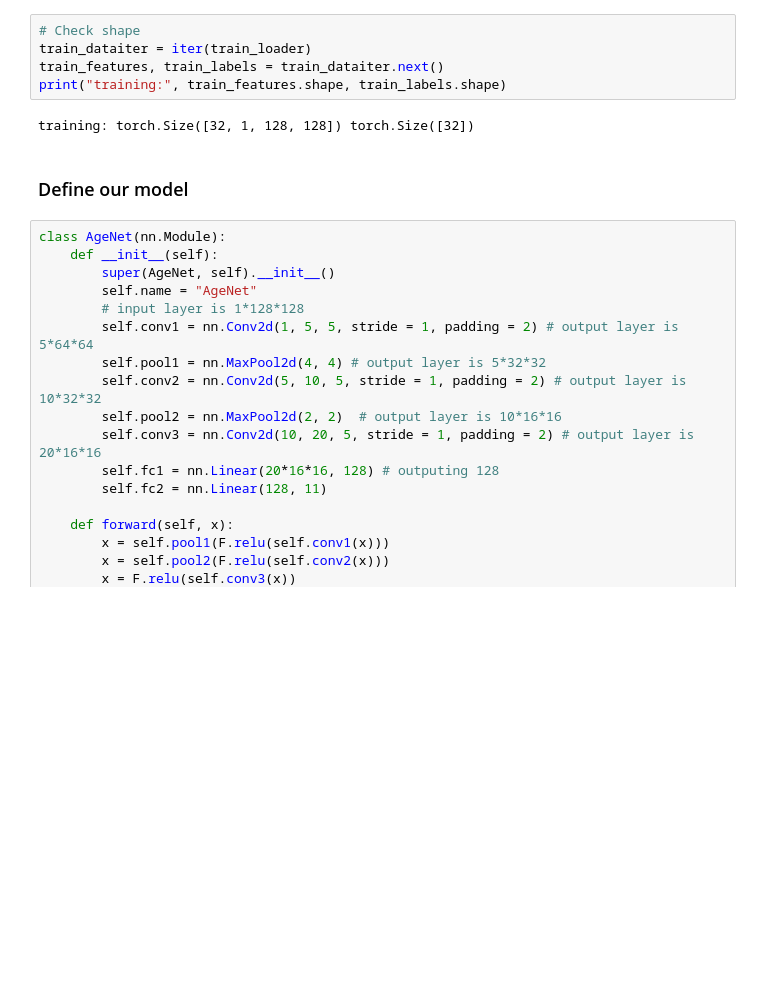
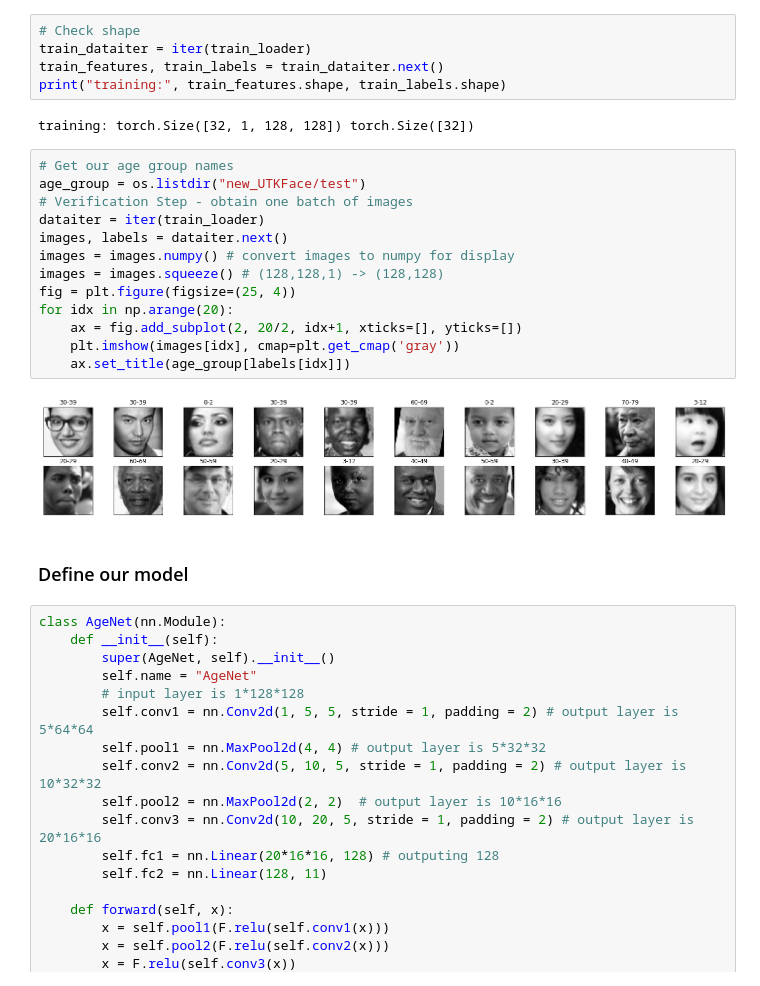
Before and after one commit to karen-poon/aps360-project, a Jupyter notebook: NewAgeClassification.ipynb, the cells around one changed output. Saved outputs shown, nothing was run; the diff lists cells and outputs as text; blank space fills up the shorter version.

Commit message:
updated with displaying sample datasets

```diff
--- a/NewAgeClassification.ipynb
+++ b/NewAgeClassification.ipynb
@@ -97,6 +98,21 @@ train_features, train_labels = train_dataiter.next()
 print("training:", train_features.shape, train_labels.shape)
 # %% [output]
 training: torch.Size([32, 1, 128, 128]) torch.Size([32])
+# %%
+# Get our age group names
+age_group = os.listdir("new_UTKFace/test")
+# Verification Step - obtain one batch of images
+dataiter = iter(train_loader)
+images, labels = dataiter.next()
+images = images.numpy() # convert images to numpy for display
+images = images.squeeze() # (128,128,1) -> (128,128)
+fig = plt.figure(figsize=(25, 4))
+for idx in np.arange(20):
+    ax = fig.add_subplot(2, 20/2, idx+1, xticks=[], yticks=[])
+    plt.imshow(images[idx], cmap=plt.get_cmap('gray'))
+    ax.set_title(age_group[labels[idx]])
+# %% [output]
+[figure, added]
 # %% [markdown]
 ### Define our model
 # %%
```
Also changed, not shown: parts of 6 cells of this notebook.
